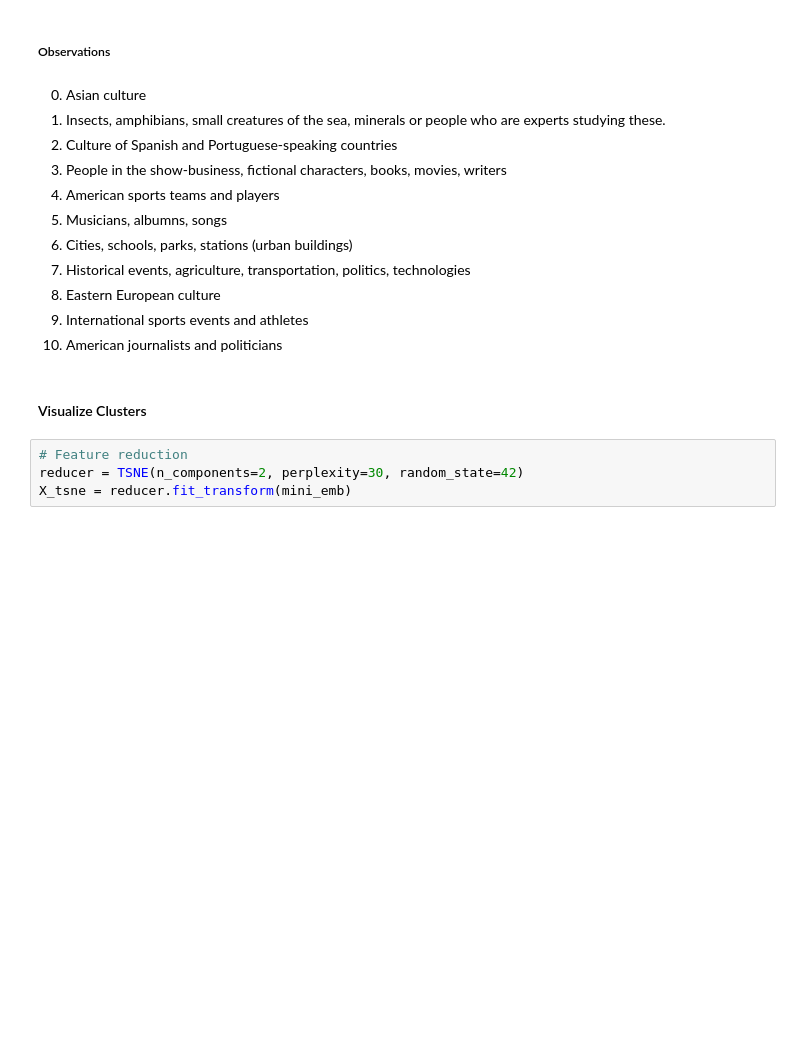
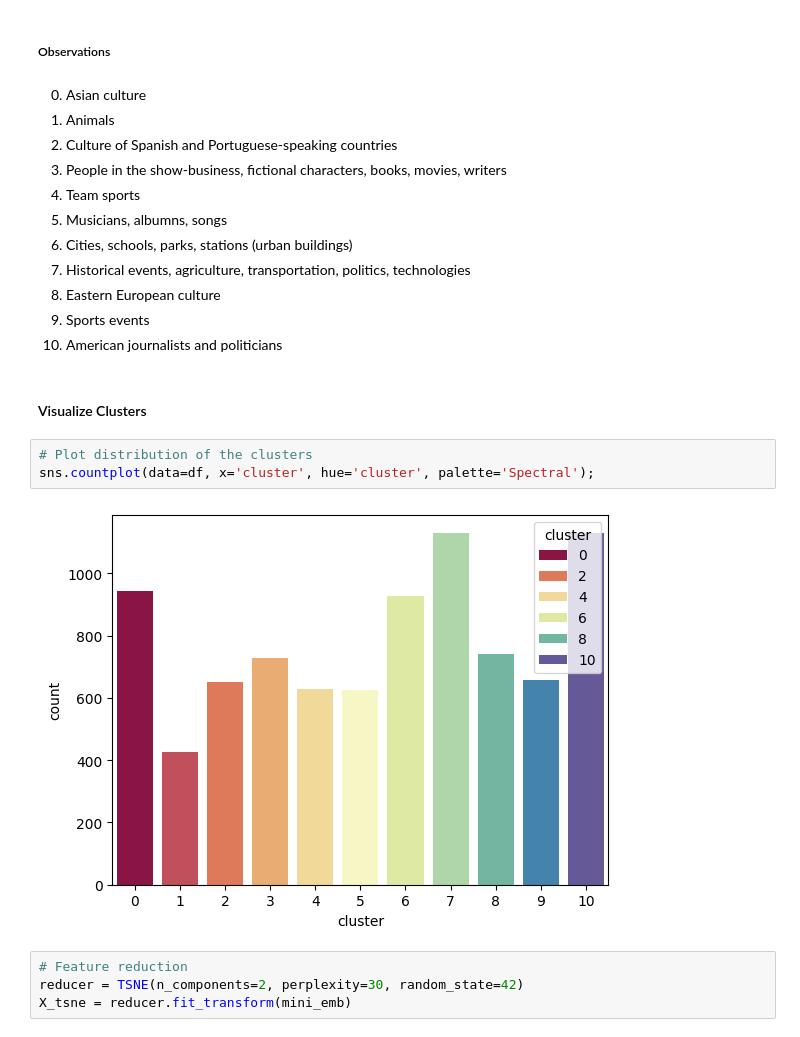
Before and after one commit to nadpierre/wiki-nlp-project, a Jupyter notebook: nlp_project.ipynb, the cells around one changed output. Drawn from its saved outputs; the diff is of its cells as text; blank space fills up the shorter version.

```diff
--- a/nlp_project.ipynb
+++ b/nlp_project.ipynb
@@ -484,18 +484,23 @@ cluster10.sample(10)
 ##### Observations
 # %% [markdown]
 0. Asian culture
-1. Insects, amphibians, small creatures of the sea, minerals or people who are experts studying these.
+1. Animals
 2. Culture of Spanish and Portuguese-speaking countries
 3. People in the show-business, fictional characters, books, movies, writers
-4. American sports teams and players
+4. Team sports
 5. Musicians, albumns, songs
 6. Cities, schools, parks, stations (urban buildings)
 7. Historical events, agriculture, transportation, politics, technologies
 8. Eastern European culture
-9. International sports events and athletes
+9. Sports events
 10. American journalists and politicians
 # %% [markdown]
 #### Visualize Clusters
+# %%
+# Plot distribution of the clusters
+sns.countplot(data=df, x='cluster', hue='cluster', palette='Spectral');
+# %% [output]
+[figure, added]
 # %%
 # Feature reduction
 reducer = TSNE(n_components=2, perplexity=30, random_state=42)
```
Also changed, not shown: parts of 42 cells of this notebook, 1 other file.
